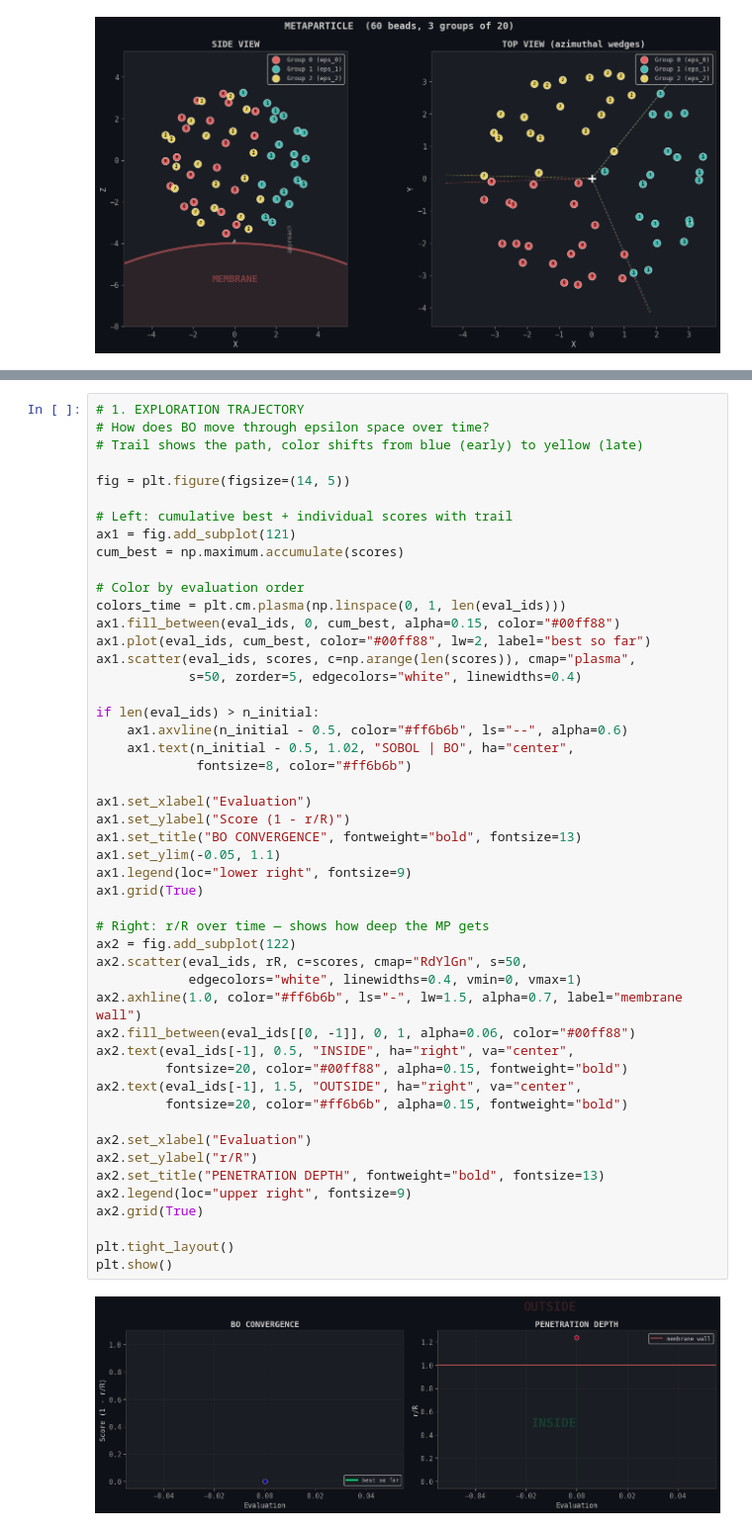
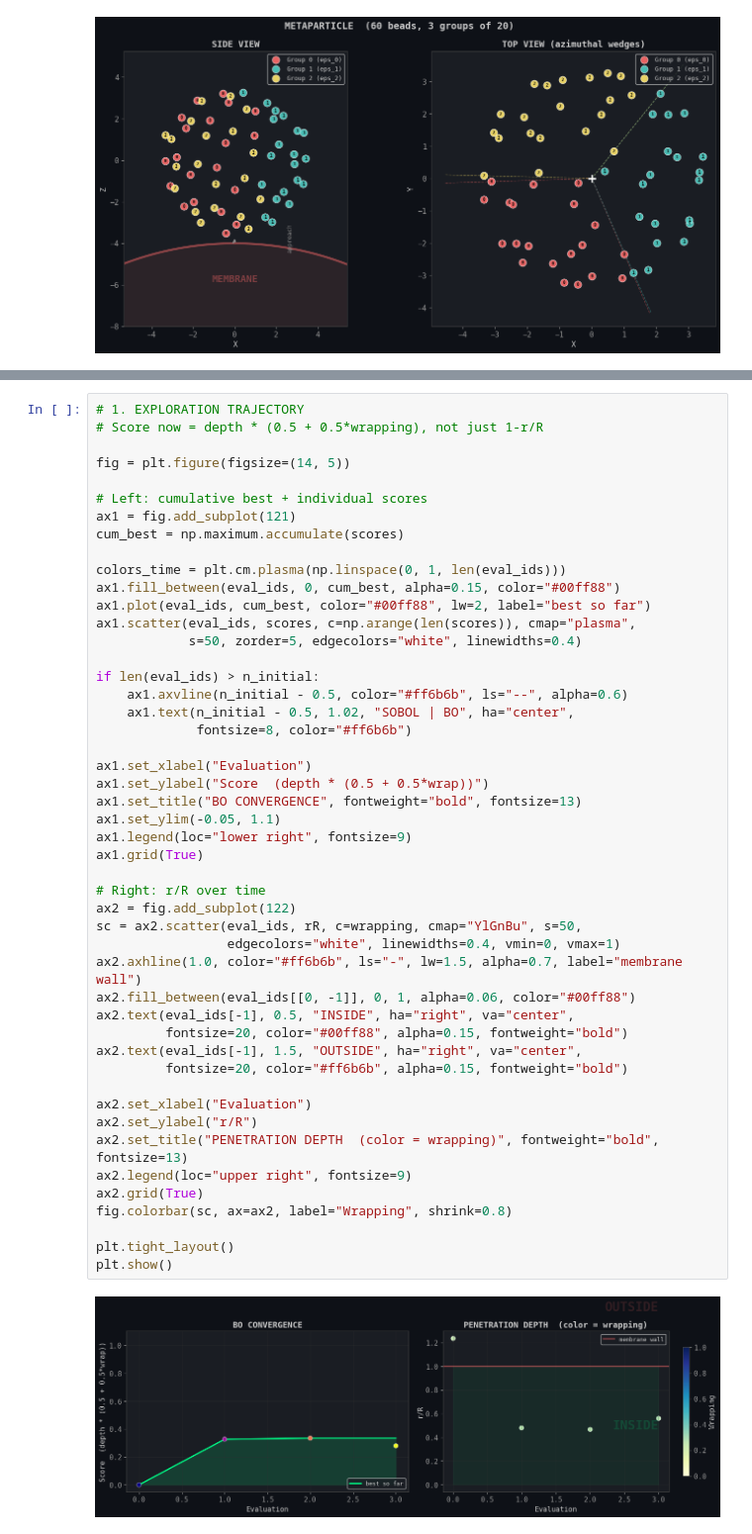
Before and after one commit to MaartenStork/metaparticles-main, a Jupyter notebook: analyze_bo.ipynb, the cells around one changed output, grey strips where cells are left out. Shown at 99% size. Cells and saved outputs as stored; diff of their text form.

```diff
--- a/analyze_bo.ipynb
+++ b/analyze_bo.ipynb
@@ -193,54 +200,53 @@ plt.show()
 # %%
 # 1. EXPLORATION TRAJECTORY
-# How does BO move through epsilon space over time?
-# Trail shows the path, color shifts from blue (early) to yellow (late)
+# Score now = depth * (0.5 + 0.5*wrapping), not just 1-r/R
 
 fig = plt.figure(figsize=(14, 5))
 
-# Left: cumulative best + individual scores with trail
+# Left: cumulative best + individual scores
 ax1 = fig.add_subplot(121)
 cum_best = np.maximum.accumulate(scores)
 
-# Color by evaluation order
 colors_time = plt.cm.plasma(np.linspace(0, 1, len(eval_ids)))
 ax1.fill_between(eval_ids, 0, cum_best, alpha=0.15, color="#00ff88")
 ax1.plot(eval_ids, cum_best, color="#00ff88", lw=2, label="best so far")
 ax1.scatter(eval_ids, scores, c=np.arange(len(scores)), cmap="plasma",
             s=50, zorder=5, edgecolors="white", linewidths=0.4)
 
 if len(eval_ids) > n_initial:
     ax1.axvline(n_initial - 0.5, color="#ff6b6b", ls="--", alpha=0.6)
     ax1.text(n_initial - 0.5, 1.02, "SOBOL | BO", ha="center",
              fontsize=8, color="#ff6b6b")
 
 ax1.set_xlabel("Evaluation")
-ax1.set_ylabel("Score (1 - r/R)")
+ax1.set_ylabel("Score  (depth * (0.5 + 0.5*wrap))")
 ax1.set_title("BO CONVERGENCE", fontweight="bold", fontsize=13)
 ax1.set_ylim(-0.05, 1.1)
 ax1.legend(loc="lower right", fontsize=9)
 ax1.grid(True)
 
-# Right: r/R over time — shows how deep the MP gets
+# Right: r/R over time
 ax2 = fig.add_subplot(122)
-ax2.scatter(eval_ids, rR, c=scores, cmap="RdYlGn", s=50,
-            edgecolors="white", linewidths=0.4, vmin=0, vmax=1)
+sc = ax2.scatter(eval_ids, rR, c=wrapping, cmap="YlGnBu", s=50,
+                 edgecolors="white", linewidths=0.4, vmin=0, vmax=1)
 ax2.axhline(1.0, color="#ff6b6b", ls="-", lw=1.5, alpha=0.7, label="membrane wall")
 ax2.fill_between(eval_ids[[0, -1]], 0, 1, alpha=0.06, color="#00ff88")
 ax2.text(eval_ids[-1], 0.5, "INSIDE", ha="right", va="center",
          fontsize=20, color="#00ff88", alpha=0.15, fontweight="bold")
 ax2.text(eval_ids[-1], 1.5, "OUTSIDE", ha="right", va="center",
          fontsize=20, color="#ff6b6b", alpha=0.15, fontweight="bold")
 
 ax2.set_xlabel("Evaluation")
 ax2.set_ylabel("r/R")
-ax2.set_title("PENETRATION DEPTH", fontweight="bold", fontsize=13)
+ax2.set_title("PENETRATION DEPTH  (color = wrapping)", fontweight="bold", fontsize=13)
 ax2.legend(loc="upper right", fontsize=9)
 ax2.grid(True)
+fig.colorbar(sc, ax=ax2, label="Wrapping", shrink=0.8)
 
 plt.tight_layout()
 plt.show()
 # %% [output]
-[figure, old version]
+[figure, new version]
 # %%
 # 2. HEATMAPS: interpolated score landscape in epsilon space
 # Shows WHERE in parameter space endocytosis happens
```
Also changed, not shown: parts of 14 cells of this notebook, 3 other files.
